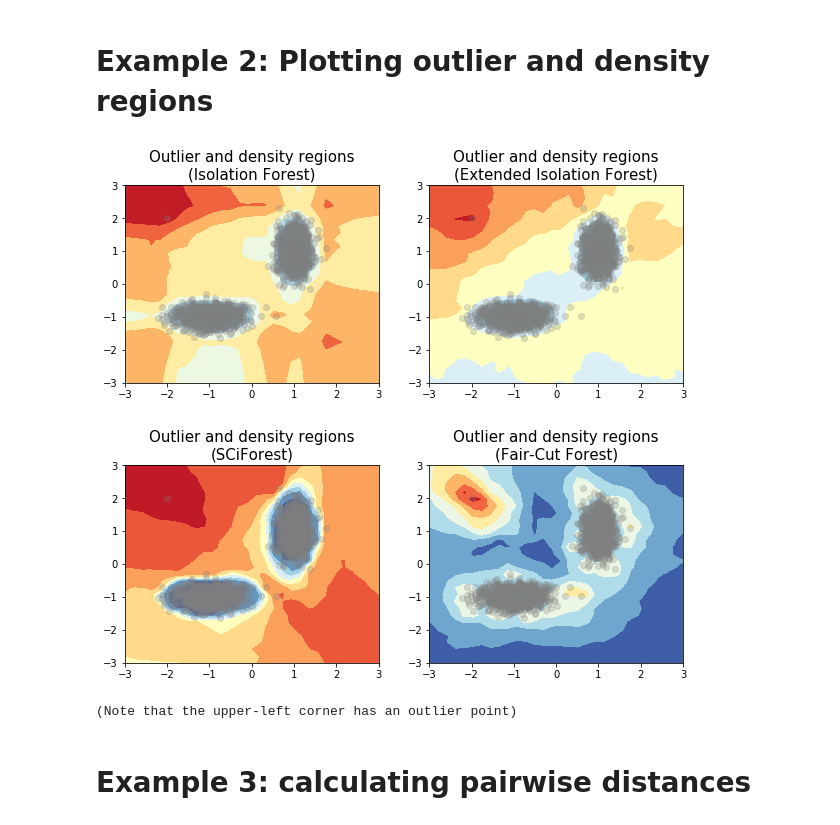
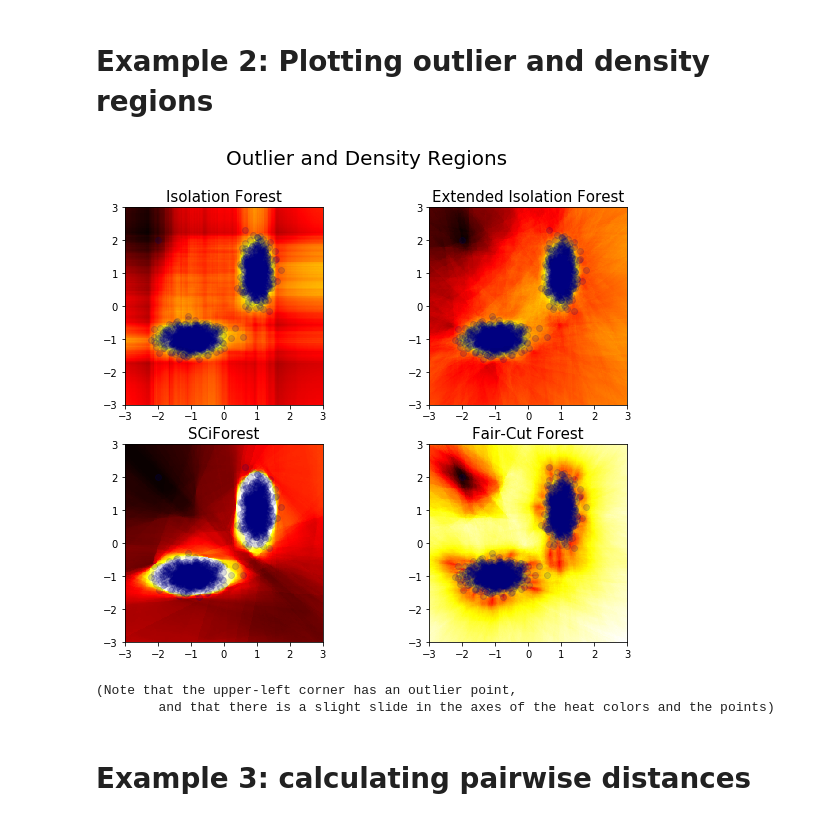
Before and after one commit to david-cortes/isotree, a Jupyter notebook: example/isotree_example.ipynb, the cells around one changed output. Drawn from its saved outputs; the diff is of its cells as text; code cells hidden in the pictures.

Commit message:
improved plots in python example

```diff
--- a/example/isotree_example.ipynb
+++ b/example/isotree_example.ipynb
@@ -45,60 +45,66 @@ group2 = pd.DataFrame({
 X = pd.concat([group1, group2], ignore_index=True)
 
 ### Now add an obvious outlier
 ### (As an interesting test, remove it and see what happens)
 X = X.append(pd.DataFrame({"x" : [-2], "y" : [2]}), ignore_index = True)
 
 ### Single-variable Isolatio Forest
 iso_simple = IsolationForest(ndim=1, ntrees=100, prob_pick_pooled_gain=0)
 iso_simple.fit(X)
 
 ### Extended Isolation Forest
 iso_ext = IsolationForest(ndim=2, ntrees=100, prob_pick_pooled_gain=0)
 iso_ext.fit(X)
 
 ### SCiForest
 iso_sci = IsolationForest(ndim=2, ntrees=100, prob_pick_avg_gain=1, prob_pick_pooled_gain=0)
 iso_sci.fit(X)
 
-### Alternative split criterion
-iso_alt = IsolationForest(ndim=2, ntrees=100, prob_pick_avg_gain=0, prob_pick_pooled_gain=1)
-iso_alt.fit(X)
+### Fair-Cut Forest
+iso_fcf = IsolationForest(ndim=2, ntrees=100, prob_pick_avg_gain=0, prob_pick_pooled_gain=1)
+iso_fcf.fit(X)
 
-pts = np.linspace(-3, 3, 30)
+### Plot as a heatmap
+pts = np.linspace(-3, 3, 250)
 space = np.array( np.meshgrid(pts, pts) ).reshape((2, -1)).T
 Z_sim = iso_simple.predict(space)
 Z_ext = iso_ext.predict(space)
 Z_sci = iso_sci.predict(space)
-Z_alt = iso_alt.predict(space)
+Z_fcf = iso_fcf.predict(space)
+space_index = pd.MultiIndex.from_arrays([space[:, 0], space[:, 1]])
 
-xx, yy = np.meshgrid(pts, pts)
+def plot_space(Z, space_index, X):
+    df = pd.DataFrame({"z" : Z}, index = space_index)
+    df = df.unstack()
+    df = df[df.columns.values[::-1]]
+    plt.imshow(df, extent = [-3, 3, -3, 3], cmap = 'hot_r')
+    plt.scatter(x = X['x'], y = X['y'], alpha = .15, c = 'navy')
+
+plt.suptitle("Outlier and Density Regions", fontsize = 20)
+
 plt.subplot(2, 2, 1)
-plt.contourf(xx, yy, Z_sim.reshape((30, 30)), cmap = 'RdYlBu_r')
-plt.scatter(X.x, X.y, c='gray', alpha=.25)
-plt.title("Outlier and density regions\n(Isolation Forest)", fontsize=15)
+plot_space(Z_sim, space_index, X)
+plt.title("Isolation Forest", fontsize=15)
 
 plt.subplot(2, 2, 2)
-plt.contourf(xx, yy, Z_ext.reshape((30, 30)), cmap = 'RdYlBu_r')
-plt.scatter(X.x, X.y, c='gray', alpha=.25)
-plt.title("Outlier and density regions\n(Extended Isolation Forest)", fontsize=15)
+plot_space(Z_ext, space_index, X)
+plt.title("Extended Isolation Forest", fontsize=15)
+
+plt.subplot(2, 2, 3)
+plot_space(Z_sci, space_index, X)
+plt.title("SCiForest", fontsize=15)
+
+plt.subplot(2, 2, 4)
+plot_space(Z_fcf, space_index, X)
+plt.title("Fair-Cut Forest", fontsize=15)
 plt.show()
 
-plt.subplot(2, 2, 3)
-plt.contourf(xx, yy, Z_sci.reshape((30, 30)), cmap = 'RdYlBu_r')
-plt.scatter(X.x, X.y, c='gray', alpha=.25)
-plt.title("Outlier and density regions\n(SCiForest)", fontsize=15)
-
-plt.subplot(2, 2, 4)
-plt.contourf(xx, yy, Z_alt.reshape((30, 30)), cmap = 'RdYlBu_r')
-plt.scatter(X.x, X.y, c='gray', alpha=.25)
-plt.title("Outlier and density regions\n(Fair-Cut Forest)", fontsize=15)
-plt.show()
-
-print("(Note that the upper-left corner has an outlier point)")
+print("(Note that the upper-left corner has an outlier point,\n\
+        and that there is a slight slide in the axes of the heat colors and the points)")
 # %% [output]
-[figure, old version]
+[figure, new version]
-[figure, removed]
-(Note that the upper-left corner has an outlier point)
+(Note that the upper-left corner has an outlier point,
+        and that there is a slight slide in the axes of the heat colors and the points)
 # %% [markdown]
 # Example 3: calculating pairwise distances
 # %%
```
Also changed, not shown: parts of 1 cell of this notebook.
